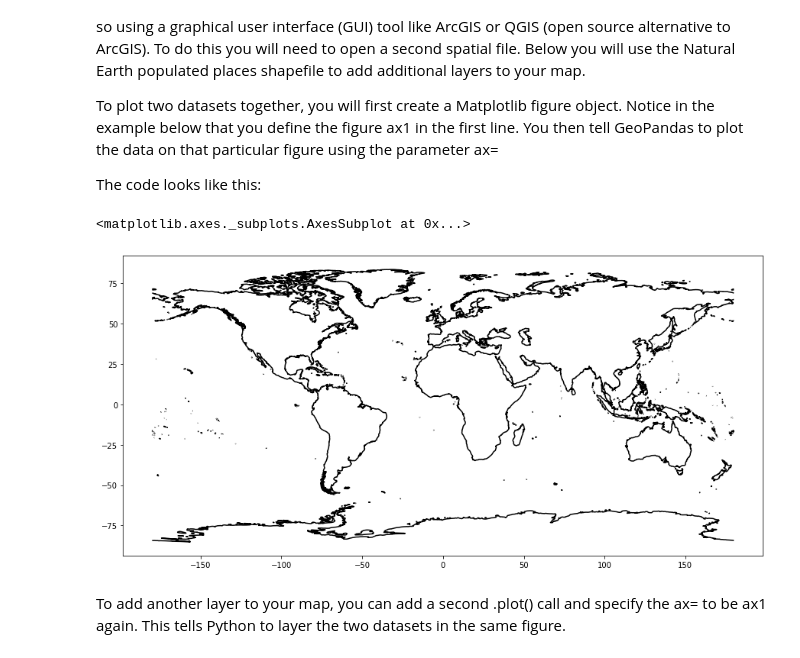
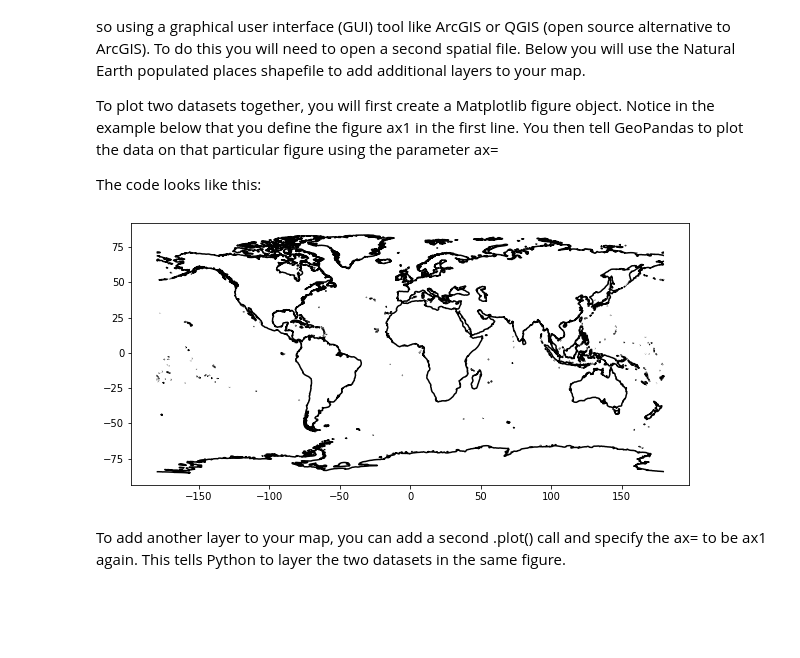
Before and after one commit to raruggie/EnvDatSci22, a Jupyter notebook: CodeSprints/VectorData101.ipynb, the cells around one changed output. Cells and saved outputs as stored; diff of their text form; code cells hidden in the pictures; blank space fills up the shorter version.

```diff
--- a/CodeSprints/VectorData101.ipynb
+++ b/CodeSprints/VectorData101.ipynb
@@ -348,16 +319,15 @@ The code looks like this:
 # %%
 #Experiment!
 #What happens if you change FigSize numbers?
 #What happens if you "comment out" (put a # in front of) plt.show()?
 #What happens if you change the color?
 
-f, ax1 = plt.subplots(figsize=(15, 15))
+f, ax1 = plt.subplots(figsize=(10, 6))
 coastlines.plot(ax=ax1,
                color = "black")
-# plt.show()
+plt.show()
 # %% [output]
-<matplotlib.axes._subplots.AxesSubplot at 0x...>
-[figure, old version]
+[figure, new version]
 # %% [markdown]
 To add another layer to your map, you can add a second .plot() call and specify the ax= to be ax1 again. This tells Python to layer the two datasets in the same figure.
 # %%
```
Also changed, not shown: parts of 21 cells of this notebook.
